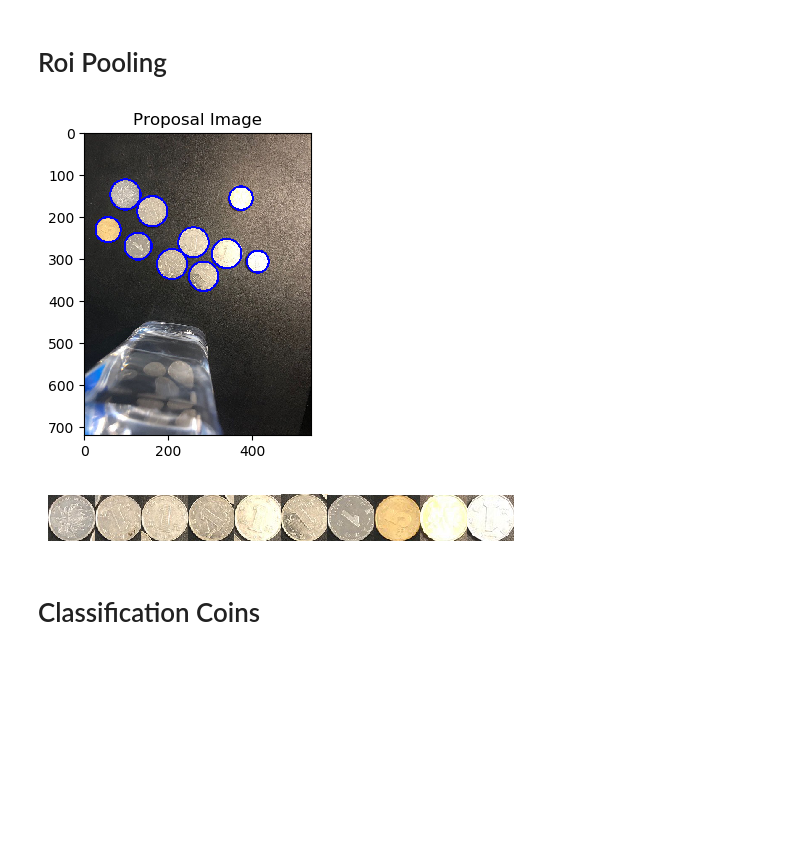
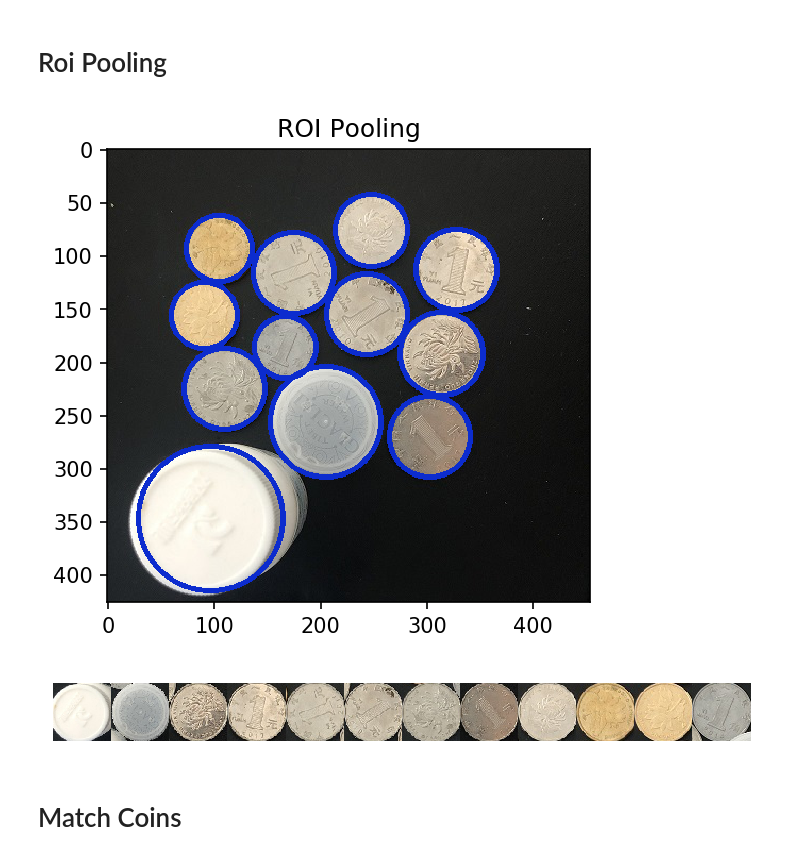
Before and after one commit to chendetong1993/Coins-Recognition, a Jupyter notebook: Coins Detector.ipynb, the cells around one changed output. Drawn from its saved outputs; the diff is of its cells as text; code cells hidden in the pictures; blank space fills up the shorter version.

```diff
--- a/Coins Detector.ipynb
+++ b/Coins Detector.ipynb
@@ -54,7 +58,9 @@ imgs_visulization = ImgsVisulization()
+# %%
+work_dir = 'E:\Github\CoinsRecognition'
 # %%
-sample_img_curr = plt.imread('E:\Documents\Others\Desktop\WIn10\Desktop\WeChat Image_20201002173451.jpg')
-sample_img_bg = plt.imread('E:\Documents\Others\Desktop\WIn10\Desktop\WeChat Image_20201002173440.jpg')
+sample_img_curr = plt.imread(path.join(work_dir, 'Test Samples\Img_curr.jpg'))
+sample_img_bg = plt.imread(path.join(work_dir, 'Test Samples\Img_bg.jpg'))
 
 print(sample_img_curr.shape, sample_img_bg.shape)
-imgs_visulization.imgs([sample_img_curr, sample_img_bg], ["Current Image", "Background Image"])
+imgs_visulization.imgs([sample_img_curr, sample_img_bg], ["Current Image", "Background Image"], dpi=150)
 # %% [output]
@@ -66,7 +72,7 @@ imgs_visulization.imgs([sample_img_curr, sample_img_bg], ["Current Image", "Back
 class RoiPooling():
     def __init__(self, distance):
         self.distance = distance
-        self.holes_fill_threshold = 70
+        self.holes_fill_threshold = 40
         self.bg_threshold = 60
         self.min_radius = 10
         self.max_radius = 1000
@@ -107,24 +113,31 @@ class RoiPooling():
         proposals = self._segmentation(img_curr, fg_mask)
         return proposals
 
-    def get_roi_img(self, img, proposals, mode=0):
-        if mode == 0:
-            img_canvas = img.copy()
-            for (x, y, r) in proposals:
-                cv2.circle(img_canvas, (x, y), int(r), (0, 0, 255), 3)
-            return img_canvas
-        elif mode == 1:
-            return [img[max(y - r, 0):(y + r), max(x - r, 0):(x + r), :] for (x, y, r) in proposals]
+    def get_roi_img(self, img_bg, proposals):
+        return [img_bg[max(y - r, 0):(y + r), max(x - r, 0):(x + r), :] for (x, y, r) in proposals]
+
+    def display_roi(self, img_bg, proposals, labels=None):
+        img_canvas = img_bg.copy()
+        color_dict = {}
+        for idx, (x, y, r) in enumerate(proposals):
+            id = labels[idx] if (labels is not None) else ""
+            if id not in color_dict:
+                color_dict[id] = (random.randint(0, 256), random.randint(0, 256), random.randint(0, 256))
+            font, scale, thickness = cv2.FONT_HERSHEY_SIMPLEX, 1.0, 3
+            cv2.circle(img_canvas, (x, y), int(r), color_dict[id], thickness)
+            size, _ = cv2.getTextSize(id, font, scale, thickness)
+            cv2.putText(img_canvas, id, (x - size[0]//2, y + size[1]//2), font, scale, color_dict[id], thickness)
+        return img_canvas
 
 roi_pooling = RoiPooling(5)
 # %%
 sample_proposals = roi_pooling.get_roi_info(sample_img_curr, sample_img_bg)
-imgs_visulization.img(roi_pooling.get_roi_img(sample_img_curr, sample_proposals, mode=0), "Proposal Image")
-imgs_visulization.imgs(roi_pooling.get_roi_img(sample_img_curr, sample_proposals, mode=1))
+imgs_visulization.img(roi_pooling.display_roi(sample_img_curr, sample_proposals), "ROI Pooling", dpi=150)
+imgs_visulization.imgs(roi_pooling.get_roi_img(sample_img_curr, sample_proposals), dpi=150)
 # %% [output]
-[figure, old version]
+[figure, new version]
-[figure, old version]
+[figure, new version]
 # %% [markdown]
-# Classification Coins
+# Match Coins
 # %%
 class MetricLearningModel():
```
Also changed, not shown: parts of 9 cells of this notebook, 7 other files.
